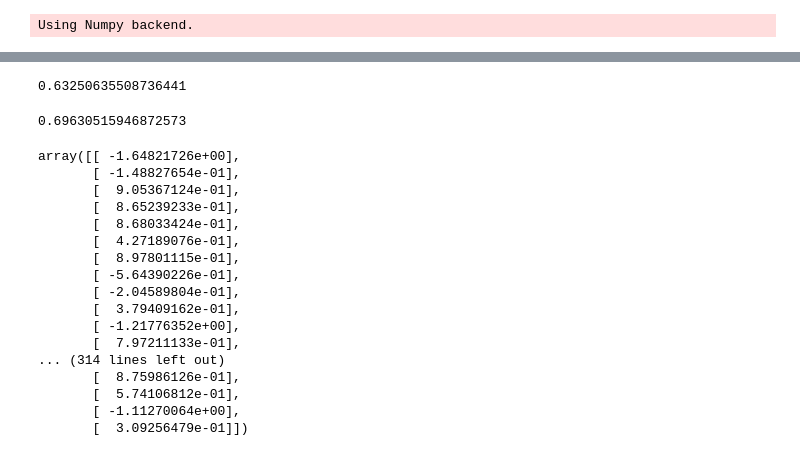
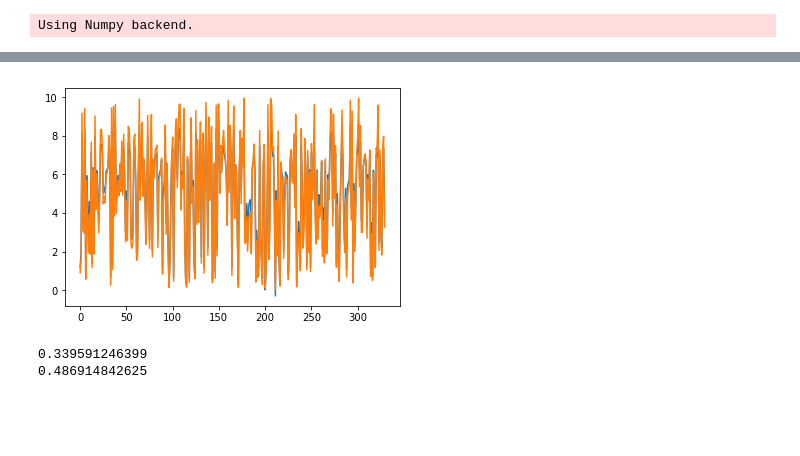
Before and after one commit to kalekiu/easyesn, a Jupyter notebook: examples/RegressionExample.ipynb, the cells around one changed output, grey strips where cells are left out. Saved outputs shown, nothing was run; the diff lists cells and outputs as text; code cells hidden in the pictures; blank space fills up the shorter version.

```diff
--- a/examples/RegressionExample.ipynb
+++ b/examples/RegressionExample.ipynb
@@ -13,7 +10,7 @@ import matplotlib.pyplot as plt
 # %% [output]
 Using Numpy backend.
 # %%
-inputLength = 10000
+inputLength = 5000
 n = 1000
 x = np.empty((n, inputLength))
 y = np.empty((n, 1))
@@ -27,7 +24,7 @@ from sklearn.model_selection import train_test_split
 
 x_train, x_test, y_train, y_test = train_test_split(x, y, test_size=0.33, random_state=42)
 # %%
-esn = RegressionESN(n_input=1, n_output=1, n_reservoir=50, leakingRate=0.2, regression_parameters=[1e-2], solver="lsqr")
+esn = RegressionESN(n_input=1, n_output=1, n_reservoir=50, leakingRate=0.2, regressionParameters=[1e-2], solver="lsqr")
 # %%
 esn.fit(x_train, y_train, transientTime=100, verbose=1)
 # %% [output]
@@ -58,28 +37,12 @@ array([[ 7.96620865],
-# %%
-np.mean((y_test_pred-y_test)**2)
-# %% [output]
-0.63250635508736441
+# %%
+plt.plot(y_test_pred)
+plt.plot(y_test)
+plt.show()
+# %% [output]
+[figure, added]
 # %%
-np.mean(np.abs(y_test_pred-y_test))
+print(np.mean((y_test_pred-y_test)**2))
+print(np.mean(np.abs(y_test_pred-y_test)))
 # %% [output]
-0.69630515946872573
+0.339591246399
+0.486914842625
-# %%
-y_test_pred-y_test
-# %% [output]
-array([[ -1.64821726e+00],
-       [ -1.48827654e-01],
-       [  9.05367124e-01],
-       [  8.65239233e-01],
-       [  8.68033424e-01],
-       [  4.27189076e-01],
-       [  8.97801115e-01],
-       [ -5.64390226e-01],
-       [ -2.04589804e-01],
-       [  3.79409162e-01],
-       [ -1.21776352e+00],
-       [  7.97211133e-01],
-... (314 lines left out)
-       [  8.75986126e-01],
-       [  5.74106812e-01],
-       [ -1.11270064e+00],
-       [  3.09256479e-01]])
```
Also changed, not shown: parts of 5 cells of this notebook, 9 other files.
